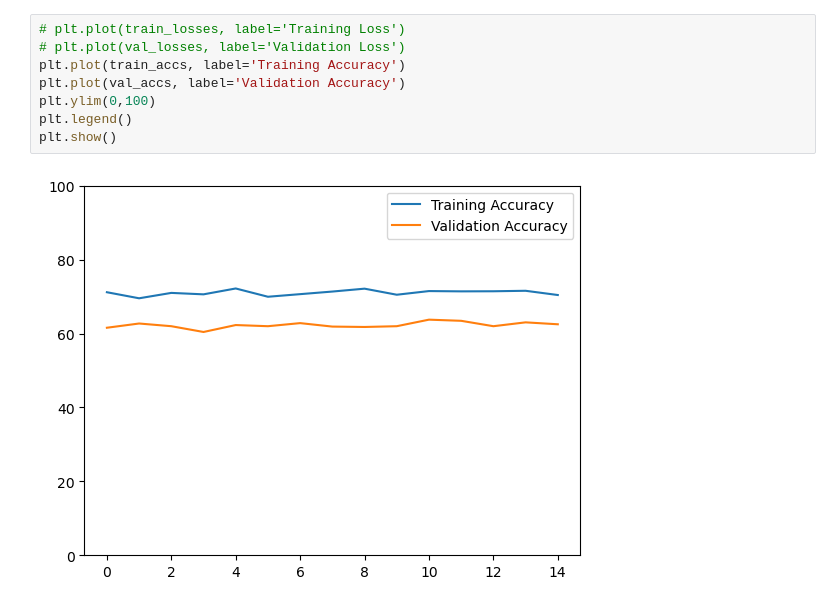
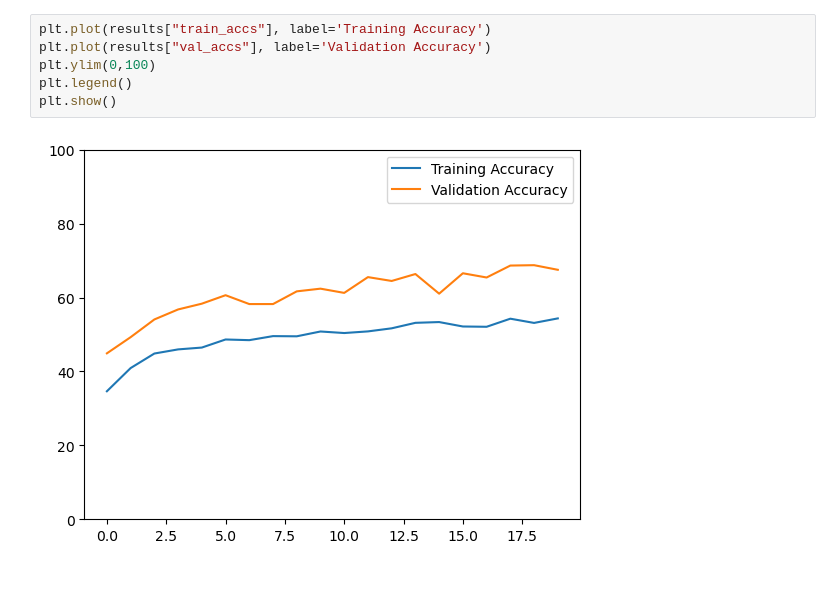
Before and after one commit to mollahsabbir/ds-assesment, a Jupyter notebook: solution-2/main.ipynb, the cells around one changed output. Cells and saved outputs as stored; diff of their text form.

Commit message:
[solution-2] Train Conv2Model and create plots

```diff
--- a/solution-2/main.ipynb
+++ b/solution-2/main.ipynb
@@ -12,10 +38,8 @@ results = train(Conv2Model())
 # %%
-# plt.plot(train_losses, label='Training Loss')
-# plt.plot(val_losses, label='Validation Loss')
-plt.plot(train_accs, label='Training Accuracy')
-plt.plot(val_accs, label='Validation Accuracy')
+plt.plot(results["train_accs"], label='Training Accuracy')
+plt.plot(results["val_accs"], label='Validation Accuracy')
 plt.ylim(0,100)
 plt.legend()
 plt.show()
 # %% [output]
-[figure, old version]
+[figure, new version]
```
Also changed, not shown: parts of 9 cells of this notebook, 7 other files.
